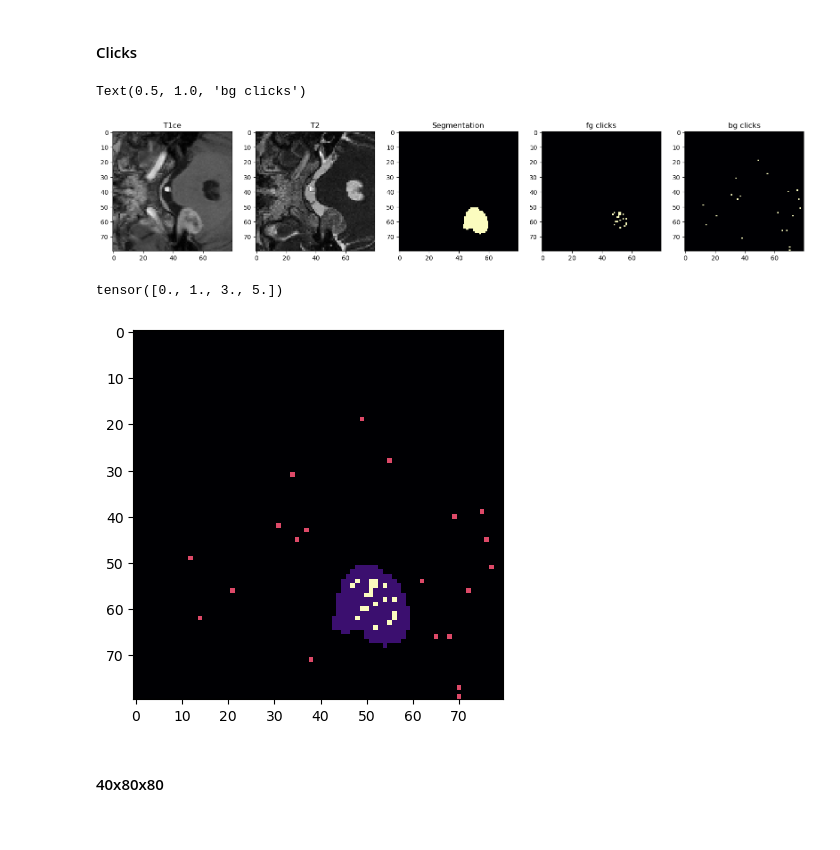
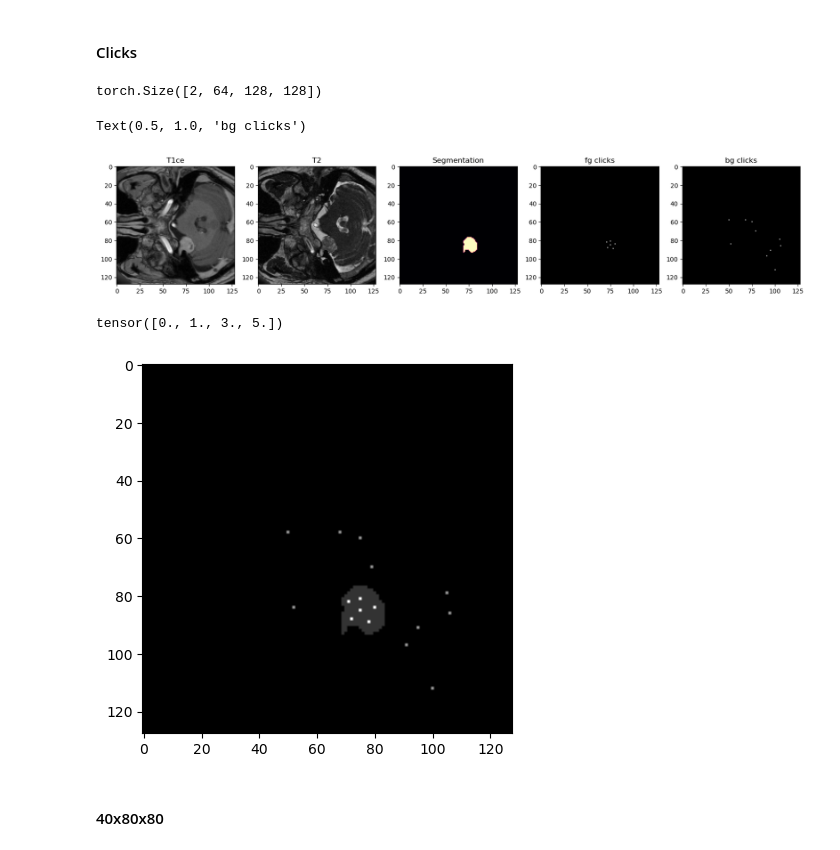
Before and after one commit to kuko6/click-correction, a Jupyter notebook: notebooks/test_nb.ipynb, the cells around one changed output. Saved outputs shown, nothing was run; the diff lists cells and outputs as text; code cells hidden in the pictures.

```diff
--- a/notebooks/test_nb.ipynb
+++ b/notebooks/test_nb.ipynb
@@ -234,32 +277,33 @@ class MRIDataset(Dataset):
 # %% [markdown]
 #### Clicks
 # %%
-data = MRIDataset([t1_list[0]], [t2_list[0]], [seg_list[0]], (40, 80, 80), gen_clicks=True)
+data = MRIDataset([t1_list[0]], [t2_list[0]], [seg_list[0]], (64, 128, 128), gen_clicks=True)
 img, seg, clicks = data[0]
 
-clicks.shape
+print(clicks.shape)
 
 fig, axs = plt.subplots(1, 5, figsize=(20, 20))
 slice = 20
 axs[0].imshow(img[0,slice,:,:], cmap='gray')
 # axs[0].axis('off')
 axs[0].set_title('T1ce')
 
 axs[1].imshow(img[1,slice,:,:], cmap='gray')
 # axs[1].axis('off')
 axs[1].set_title('T2')
 
 axs[2].imshow(seg[0,slice,:,:], cmap='magma')
 # axs[2].axis('off')
 axs[2].set_title('Segmentation')
 
-axs[3].imshow(clicks[1,slice,:,:], cmap='magma')
+axs[3].imshow(clicks[1,slice,:,:], cmap='gray')
 # axs[3].axis('off')
 axs[3].set_title('fg clicks')
 
-axs[4].imshow(clicks[0,slice,:,:], cmap='magma')
+axs[4].imshow(clicks[0,slice,:,:], cmap='gray')
 # axs[4].axis('off')
 axs[4].set_title('bg clicks')
 # %% [output]
-Text(0.5, 1.0, 'bg clicks')
+torch.Size([2, 64, 128, 128])
+Text(0.5, 1.0, 'bg clicks')
-[figure, old version]
+[figure, new version]
@@ -266,9 +317,9 @@ Text(0.5, 1.0, 'bg clicks')
 # %%
-plt.imshow(seg[0,slice,:,:]+clicks[0,slice,:,:]+clicks[1,slice,:,:], cmap='magma')
+plt.imshow(seg[0,slice,:,:]+clicks[0,slice,:,:]+clicks[1,slice,:,:], cmap='grey')
 torch.unique(seg[0,slice,:,:]+clicks[0,slice,:,:]+clicks[1,slice,:,:])
 # %% [output]
 tensor([0., 1., 3., 5.])
-[figure, old version]
+[figure, new version]
 # %% [markdown]
 #### 40x80x80
 # %%
```
Also changed, not shown: parts of 7 cells of this notebook, 4 other files.
